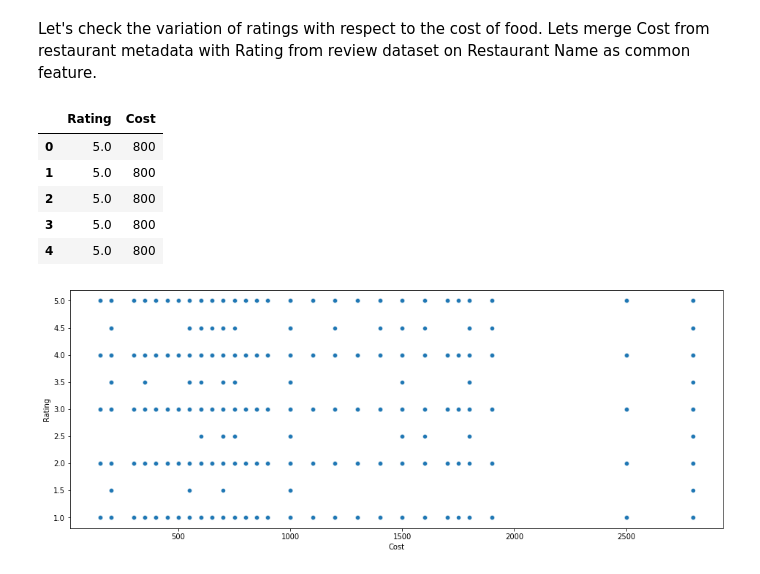
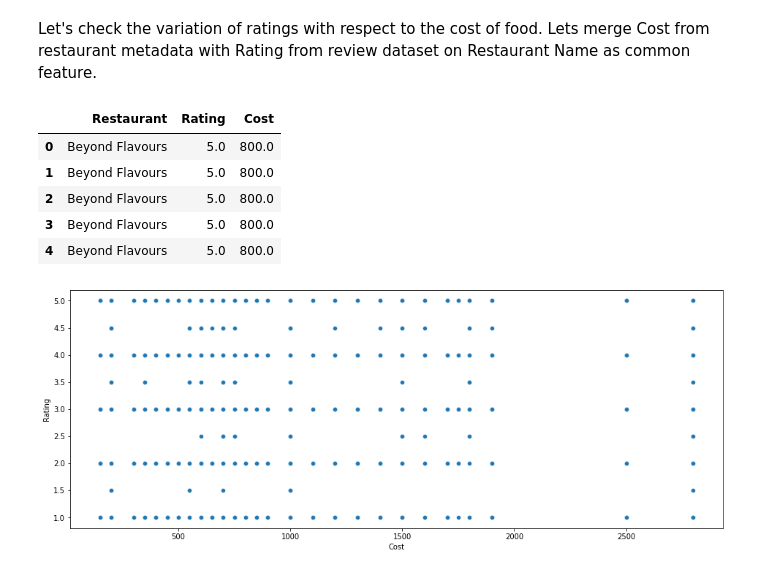
Before and after one commit to connect-midhunr/zomato-restaurant-clustering-and-sentiment-analysis, a Jupyter notebook: Zomato_Restaurant_Clustering_and_Sentiment_Analysis.ipynb, the cells around one changed output. Cells and saved outputs as stored; diff of their text form; code cells hidden in the pictures.

```diff
--- a/Zomato_Restaurant_Clustering_and_Sentiment_Analysis.ipynb
+++ b/Zomato_Restaurant_Clustering_and_Sentiment_Analysis.ipynb
@@ -283,9 +283,9 @@ There are no missing values in the dataframe.
 # %% [markdown]
 Let's convert the data type of Cost in restaurant metadata to int.
 # %%
-# converting the datatype of Cost from object to int
+# converting the datatype of Cost from object to float
 meta_work_df['Cost'] = meta_work_df['Cost'].str.replace(',', '')
-meta_work_df = meta_work_df.astype({'Cost':int})
+meta_work_df = meta_work_df.astype({'Cost':float})
 # %% [markdown]
 The datatype of Cuisines in restaurant metadata needs to be converted to list for easier analysis.
 # %%
@@ -630,17 +606,17 @@ Let's check the variation of ratings with respect to the cost of food. Lets merg
 # %%
 # merging the datasets
 cost_rating_df = review_work_df.loc[:, ['Restaurant', 'Rating']].merge(right=meta_work_df.loc[:, ['Name','Cost']], left_on='Restaurant', right_on='Name')
-cost_rating_df.drop(['Restaurant', 'Name'], axis=1, inplace=True)
+cost_rating_df.drop('Name', axis=1, inplace=True)
 
 # exploring the head of the dataframe
 cost_rating_df.head()
 # %% [output]
-|  | Rating | Cost |
-| 0 | 5.0 | 800 |
-| 1 | 5.0 | 800 |
-| 2 | 5.0 | 800 |
-| 3 | 5.0 | 800 |
-| 4 | 5.0 | 800 |
+|  | Restaurant | Rating | Cost |
+| 0 | Beyond Flavours | 5.0 | 800.0 |
+| 1 | Beyond Flavours | 5.0 | 800.0 |
+| 2 | Beyond Flavours | 5.0 | 800.0 |
+| 3 | Beyond Flavours | 5.0 | 800.0 |
+| 4 | Beyond Flavours | 5.0 | 800.0 |
 # %%
 # defining a function to generate a scatter plot
 def plot_scatter_plot(dataframe, x, y):
```
Also changed, not shown: parts of 67 cells of this notebook.
